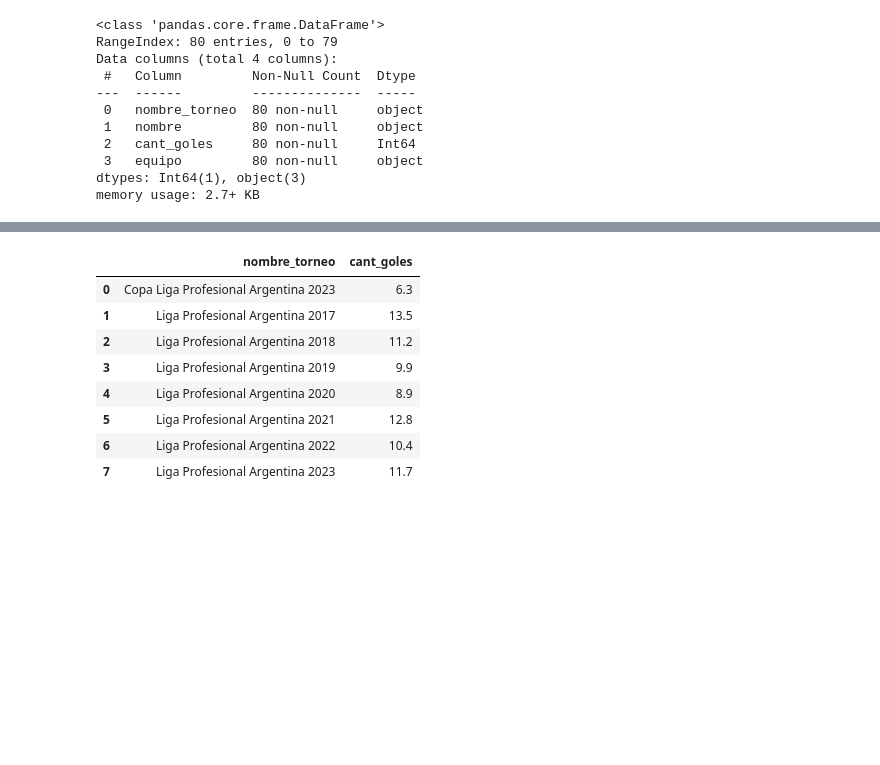
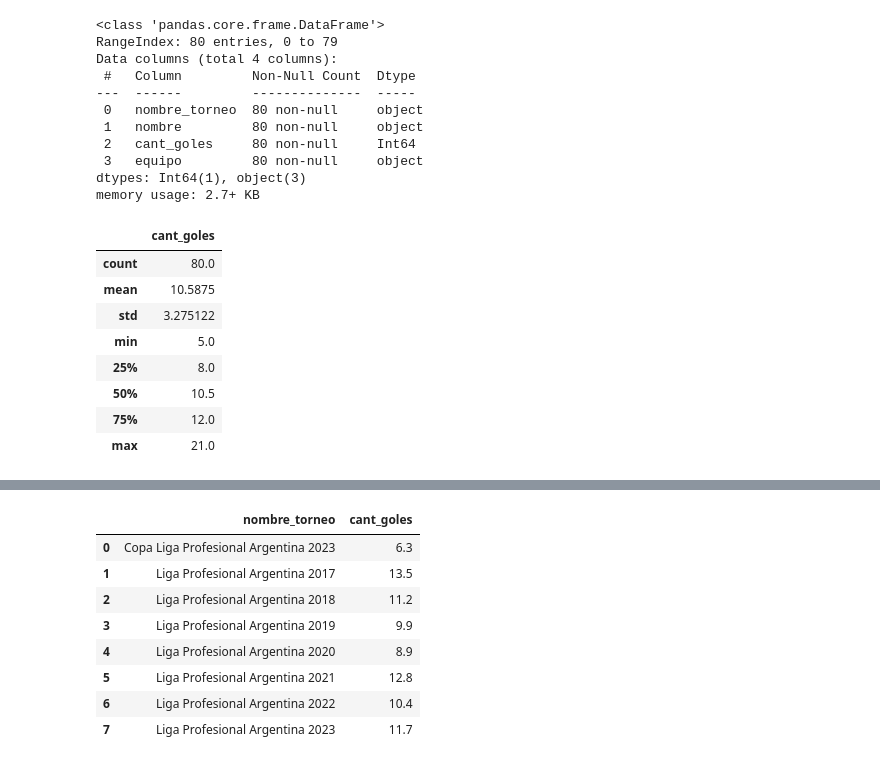
Before and after one commit to matiasfeliu92/torneos_primera_division_arg, a Jupyter notebook: Torneos_Primera_Division_best_players.ipynb, the cells around one changed output, grey strips where cells are left out. Cells and saved outputs as stored; diff of their text form; code cells hidden in the pictures; blank space fills up the shorter version.

```diff
--- a/Torneos_Primera_Division_best_players.ipynb
+++ b/Torneos_Primera_Division_best_players.ipynb
@@ -76,3 +83,15 @@ Data columns (total 4 columns):
  3   equipo         80 non-null     object
 dtypes: Int64(1), object(3)
 memory usage: 2.7+ KB
+# %%
+df_best_players.describe()
+# %% [output]
+|  | cant_goles |
+| count | 80.0 |
+| mean | 10.5875 |
+| std | 3.275122 |
+| min | 5.0 |
+| 25% | 8.0 |
+| 50% | 10.5 |
+| 75% | 12.0 |
+| max | 21.0 |
```
Also changed, not shown: parts of 3 cells of this notebook, 2 other files.
